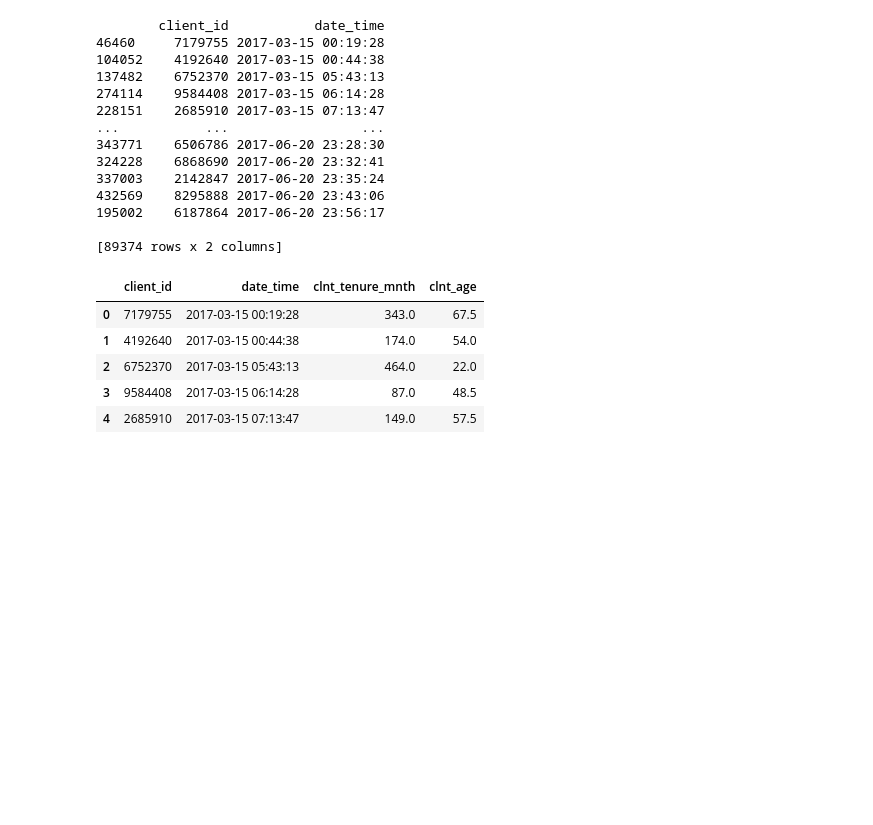
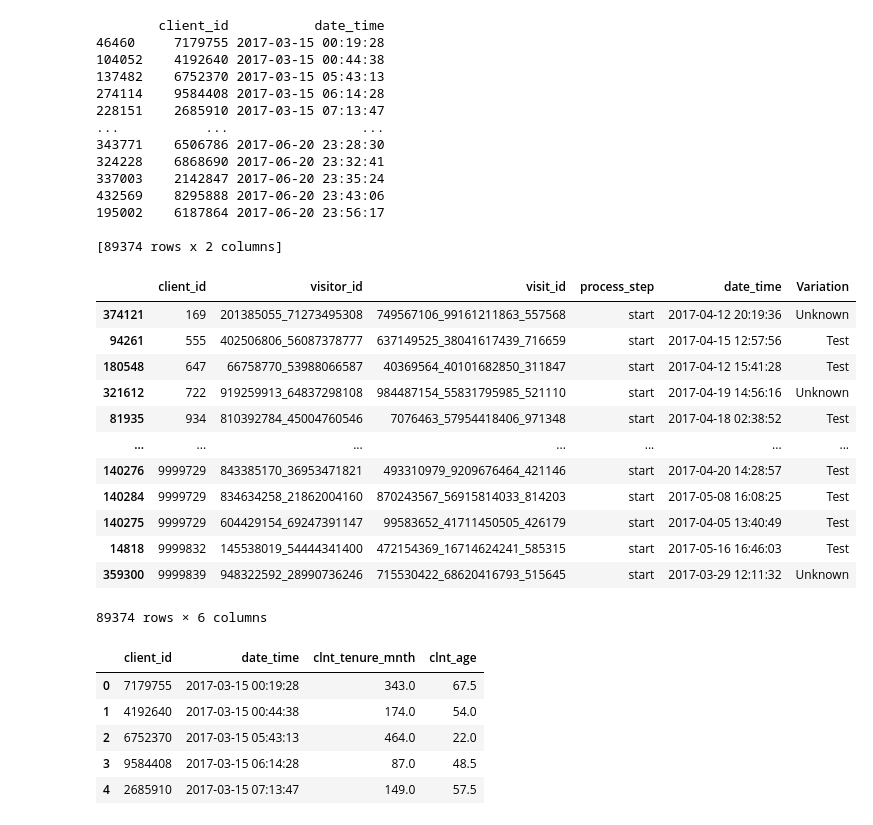
Before and after one commit to SheryllD/Project2, a Jupyter notebook: main_datawrangling.ipynb, the cells around one changed output. Drawn from its saved outputs; the diff is of its cells as text; code cells hidden in the pictures; blank space fills up the shorter version.

```diff
--- a/main_datawrangling.ipynb
+++ b/main_datawrangling.ipynb
@@ -590,6 +567,22 @@ df_merged = pd.merge(df_start, df_demo[['client_id', 'clnt_tenure_mnth', 'clnt_a
 
 # Save the final DataFrame
 df_merged.to_csv('Datasets/Datasets_clean/clients_started_process_enriched.csv', index=False)
+# %%
+df_start
+# %% [output]
+|  | client_id | visitor_id | visit_id | process_step | date_time | Variation |
+| 374121 | 169 | 201385055_71273495308 | 749567106_99161211863_557568 | start | 2017-04-12 20:19:36 | Unknown |
+| 94261 | 555 | 402506806_56087378777 | 637149525_38041617439_716659 | start | 2017-04-15 12:57:56 | Test |
+| 180548 | 647 | 66758770_53988066587 | 40369564_40101682850_311847 | start | 2017-04-12 15:41:28 | Test |
+| 321612 | 722 | 919259913_64837298108 | 984487154_55831795985_521110 | start | 2017-04-19 14:56:16 | Unknown |
+| 81935 | 934 | 810392784_45004760546 | 7076463_57954418406_971348 | start | 2017-04-18 02:38:52 | Test |
+| ... | ... | ... | ... | ... | ... | ... |
+| 140276 | 9999729 | 843385170_36953471821 | 493310979_9209676464_421146 | start | 2017-04-20 14:28:57 | Test |
+| 140284 | 9999729 | 834634258_21862004160 | 870243567_56915814033_814203 | start | 2017-05-08 16:08:25 | Test |
+| 140275 | 9999729 | 604429154_69247391147 | 99583652_41711450505_426179 | start | 2017-04-05 13:40:49 | Test |
+| 14818 | 9999832 | 145538019_54444341400 | 472154369_16714624241_585315 | start | 2017-05-16 16:46:03 | Test |
+| 359300 | 9999839 | 948322592_28990736246 | 715530422_68620416793_515645 | start | 2017-03-29 12:11:32 | Unknown |
+89374 rows × 6 columns
 # %%
 df_merged.head() # reviewing dataset
 # %% [output]
```
Also changed, not shown: parts of 6 cells of this notebook.
